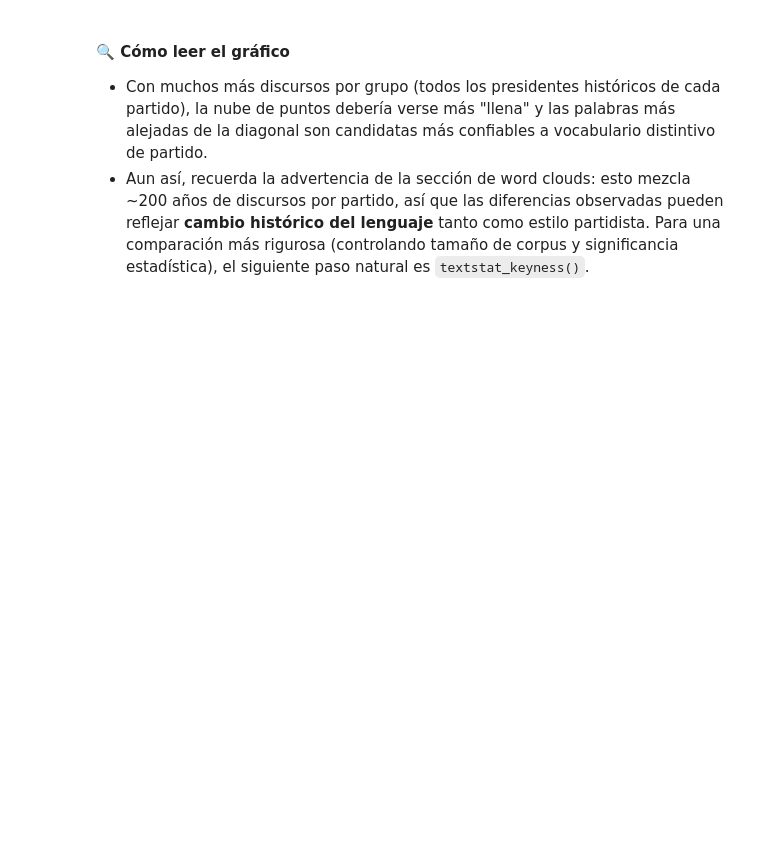
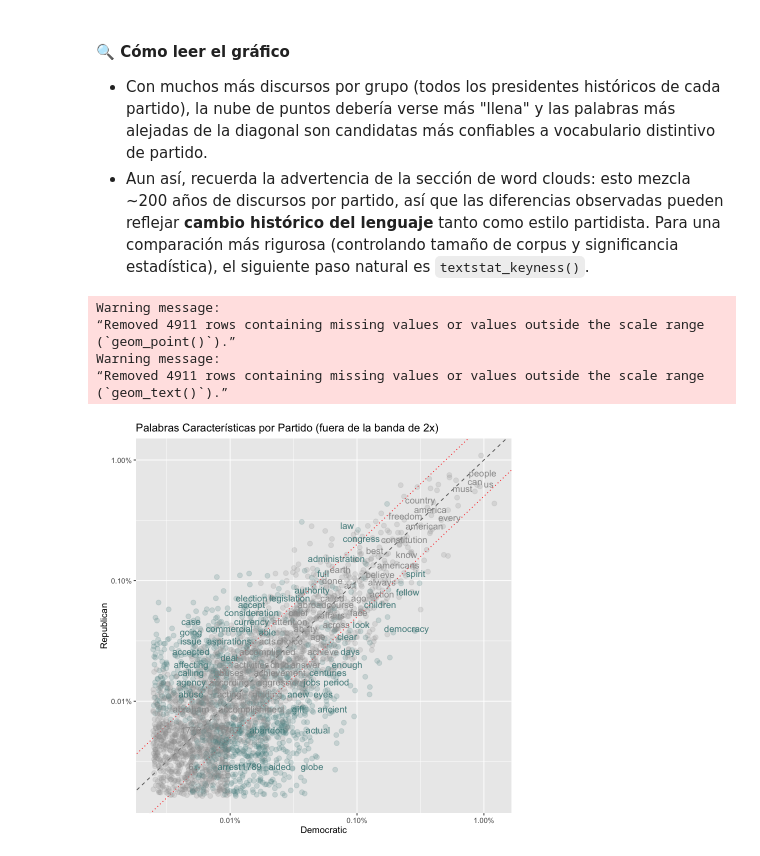
Before and after one commit to fdiaz1968/NLP, a Jupyter notebook: docs/clases/Unidad_3_Estadistica_Descriptiva.ipynb, the cells around one changed output. Saved outputs shown, nothing was run; the diff lists cells and outputs as text; code cells hidden in the pictures; blank space fills up the shorter version.

```diff
--- a/docs/clases/Unidad_3_Estadistica_Descriptiva.ipynb
+++ b/docs/clases/Unidad_3_Estadistica_Descriptiva.ipynb
@@ -1051,3 +1152,35 @@ Warning message:
 
 - Con muchos más discursos por grupo (todos los presidentes históricos de cada partido), la nube de puntos debería verse más "llena" y las palabras más alejadas de la diagonal son candidatas más confiables a vocabulario distintivo de partido.
 - Aun así, recuerda la advertencia de la sección de word clouds: esto mezcla ~200 años de discursos por partido, así que las diferencias observadas pueden reflejar **cambio histórico del lenguaje** tanto como estilo partidista. Para una comparación más rigurosa (controlando tamaño de corpus y significancia estadística), el siguiente paso natural es `textstat_keyness()`.
+# %%
+# Banda de "fold-change": resalta palabras cuyo uso entre partidos
+# difiere en más del doble (umbral ajustable con fold_change)
+fold_change <- 2
+
+frequency_party <- frequency_party |>
+  mutate(
+    log_ratio = log2(Democratic / Republican),
+    characteristic = abs(log_ratio) > log2(fold_change)
+  )
+
+# expect a warning about rows with missing values being removed
+ggplot(frequency_party, aes(x = Democratic, y = Republican)) +
+  geom_abline(color = "gray40", lty = 2) +
+  geom_abline(intercept = log10(fold_change), slope = 1, color = "red", lty = 3) +
+  geom_abline(intercept = -log10(fold_change), slope = 1, color = "red", lty = 3) +
+  geom_jitter(aes(color = characteristic), alpha = 0.2, size = 2.5, width = 0.3, height = 0.3) +
+  geom_text(aes(label = term, color = characteristic), check_overlap = TRUE, vjust = 1.5) +
+  scale_x_log10(labels = percent_format()) +
+  scale_y_log10(labels = percent_format()) +
+  scale_color_manual(values = c(`FALSE` = "gray60", `TRUE` = "darkslategray4")) +
+  theme(legend.position = "none") +
+  labs(x = "Democratic", y = "Republican") +
+  ggtitle("Palabras Características por Partido (fuera de la banda de 2x)")
+# %% [output]
+Warning message:
+“Removed 4911 rows containing missing values or values outside the scale range
+(`geom_point()`).”
+Warning message:
+“Removed 4911 rows containing missing values or values outside the scale range
+(`geom_text()`).”
+[figure, added]
```
Also changed, not shown: parts of 22 cells of this notebook.
